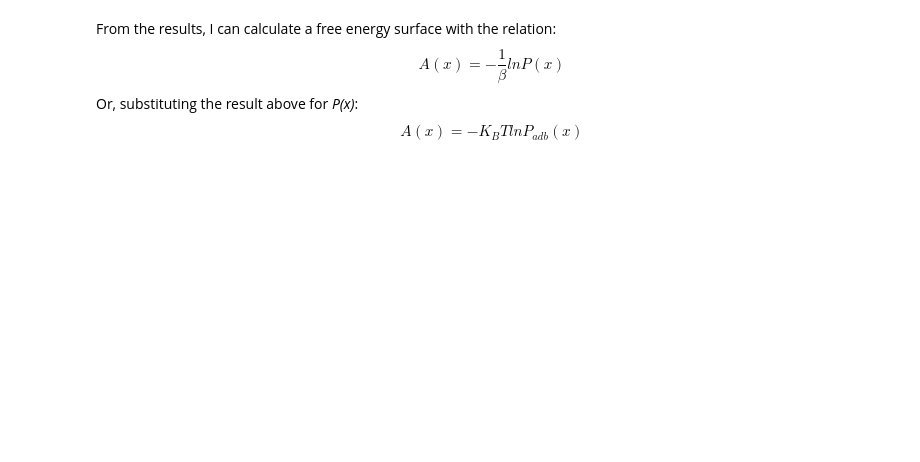
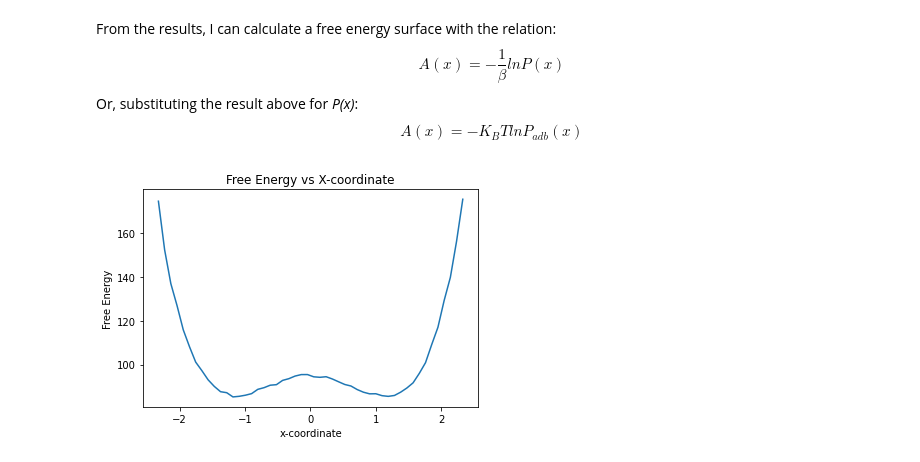
Before and after one commit to thomasegg3/enhanced_sampling_practice, a Jupyter notebook: toy_problem.ipynb, the cells around one changed output. Saved outputs shown, nothing was run; the diff lists cells and outputs as text; code cells hidden in the pictures; blank space fills up the shorter version.

```diff
--- a/toy_problem.ipynb
+++ b/toy_problem.ipynb
@@ -339,19 +339,23 @@ Or, substituting the result above for *P(x)*:
 $$
     A(x) = -K_BT ln P_{adb}(x)
 $$
-# %%
-x_coords = []
-y_coords = []
-
-# Transform histogram to FES
-for bar in hist:
-
-    # Apply transformation
-    transformed_bar = - 15 * np.log(bar)
-
-    # Get center of bins
-    bin_centers = (bins[:-1] + bins[1:]) / 2
-
-    # Save to list
-    x_coords.append(bin_centers)
-    y_coords.append(transformed_bar)
+# %%
+x_coords = (bins[:-1] + bins[1:]) / 2   # Bin centers
+y_coords = []   # Free energy
+
+# Transform histogram to FES
+for bar in hist:
+
+    # Apply transformation
+    transformed_bar = - 15 * np.log(bar)
+    y_coords.append(transformed_bar)
+
+# Plot result
+plt.plot(x_coords, y_coords)
+plt.plot(x, fes)
+plt.xlabel('x-coordinate')
+plt.ylabel('Free Energy')
+plt.title('Free Energy vs X-coordinate')
+plt.show()
+# %% [output]
+[figure, added]
```
Also changed, not shown: parts of 2 cells of this notebook.
